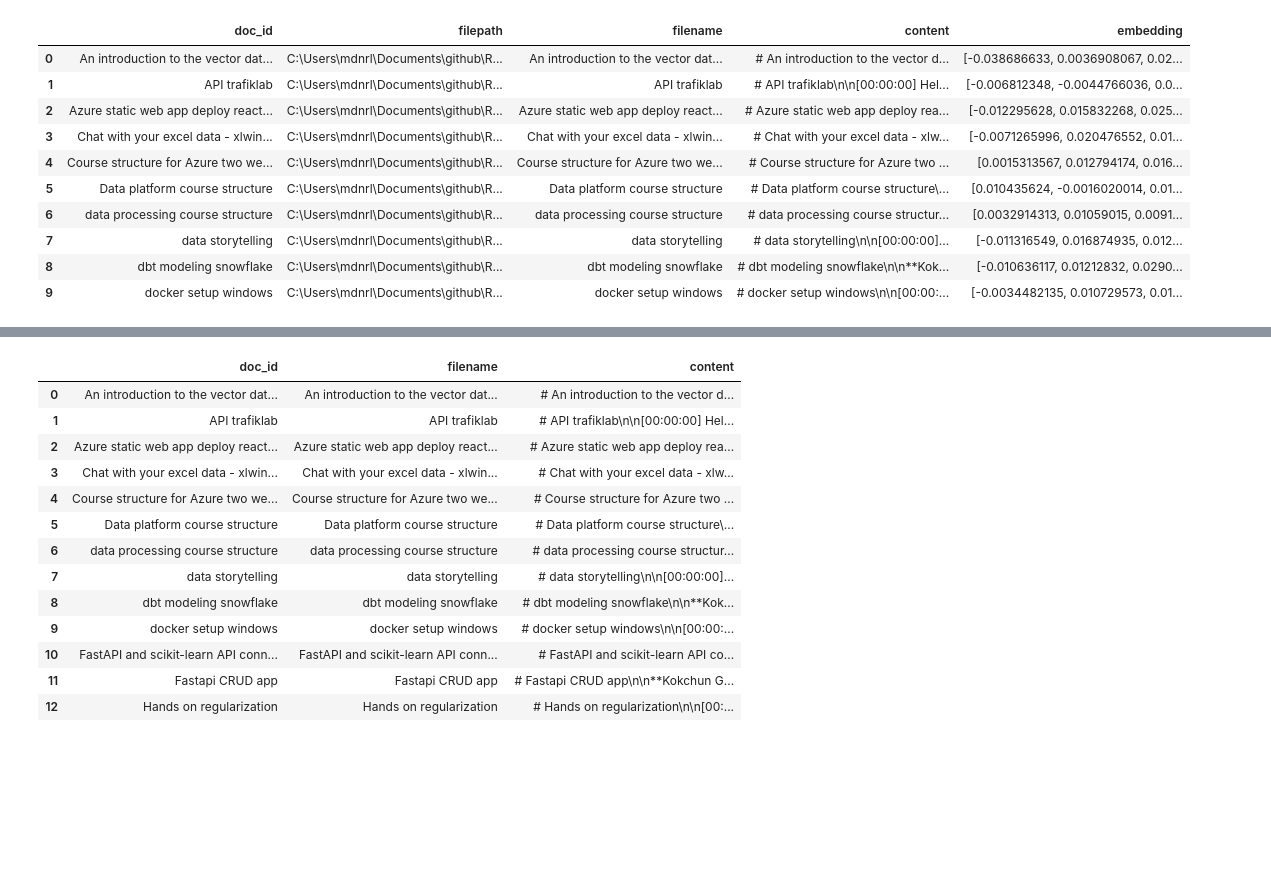
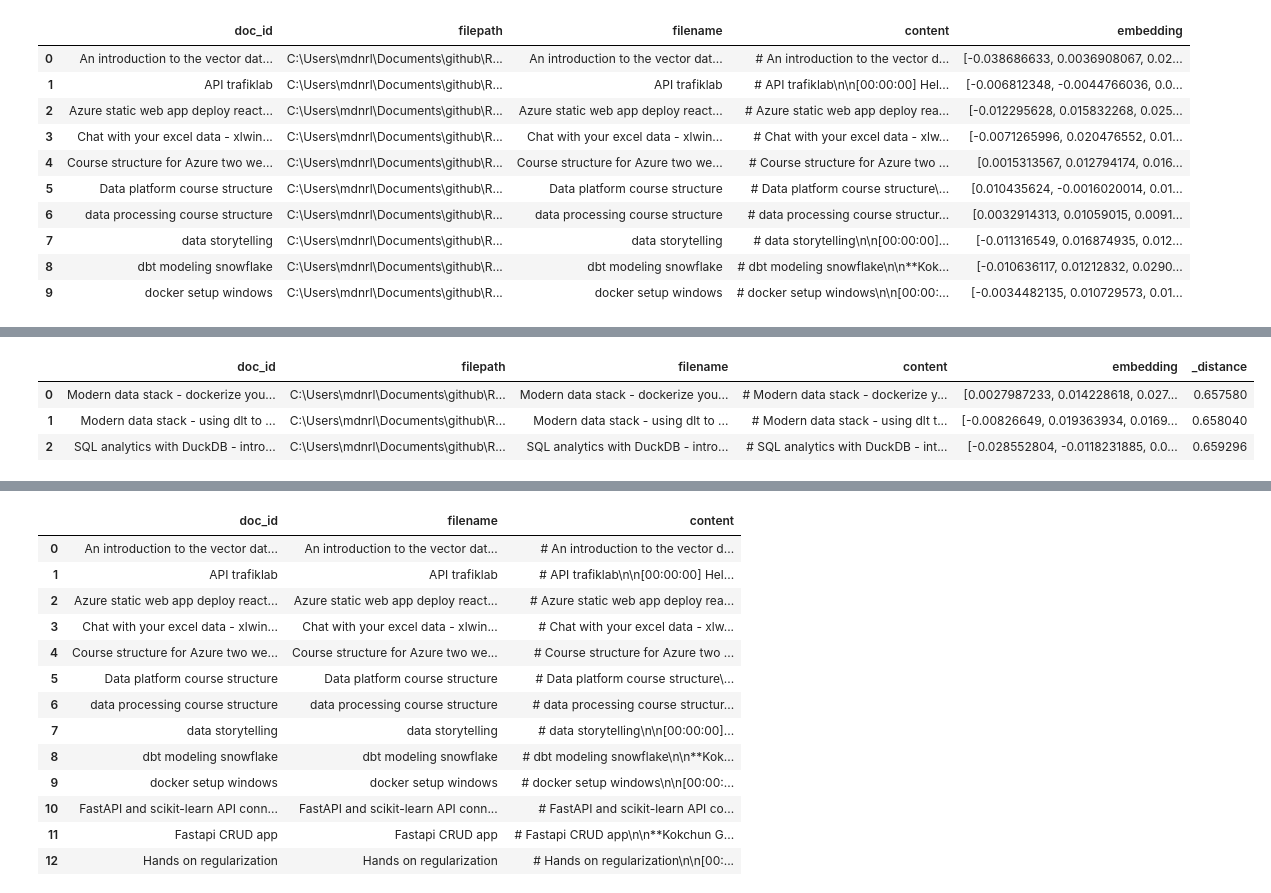
Before and after one commit to mohammadnurulhassan/Rag_youtuber_Chatbot_mohammmad_hassan, a Jupyter notebook: explorations.ipynb, the cells around one changed output, grey strips where cells are left out. Drawn from its saved outputs; the diff is of its cells as text; code cells hidden in the pictures; blank space fills up the shorter version.

```diff
--- a/explorations.ipynb
+++ b/explorations.ipynb
@@ -207,0 +222,7 @@ db["articles"].search("dwarfing gene").limit(3).to_pandas()
+# %%
+db["articles"].search("data warehouse").limit(3).to_pandas()
+# %% [output]
+|  | doc_id | filepath | filename | content | embedding | _distance |
+| 0 | Modern data stack - dockerize you... | C:\Users\mdnrl\Documents\github\R... | Modern data stack - dockerize you... | # Modern data stack - dockerize y... | [0.0027987233, 0.014228618, 0.027... | 0.657580 |
+| 1 | Modern data stack - using dlt to ... | C:\Users\mdnrl\Documents\github\R... | Modern data stack - using dlt to ... | # Modern data stack - using dlt t... | [-0.00826649, 0.019363934, 0.0169... | 0.658040 |
+| 2 | SQL analytics with DuckDB - intro... | C:\Users\mdnrl\Documents\github\R... | SQL analytics with DuckDB - intro... | # SQL analytics with DuckDB - int... | [-0.028552804, -0.0118231885, 0.0... | 0.659296 |
```
Also changed, not shown: parts of 7 cells of this notebook, 7 other files.
